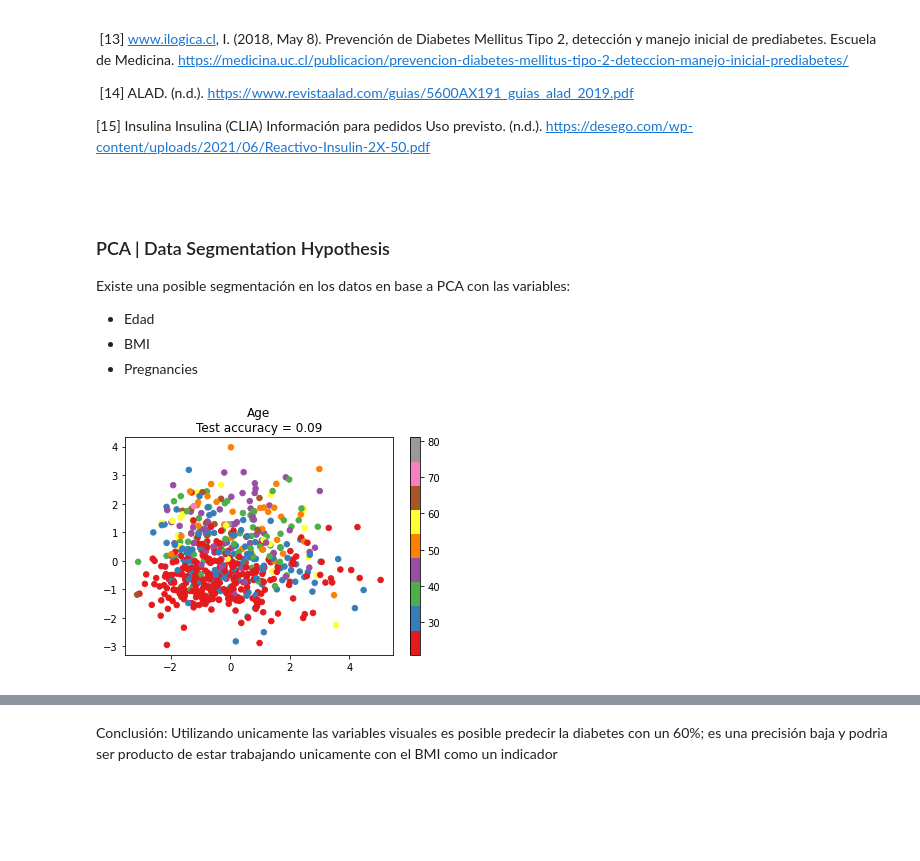
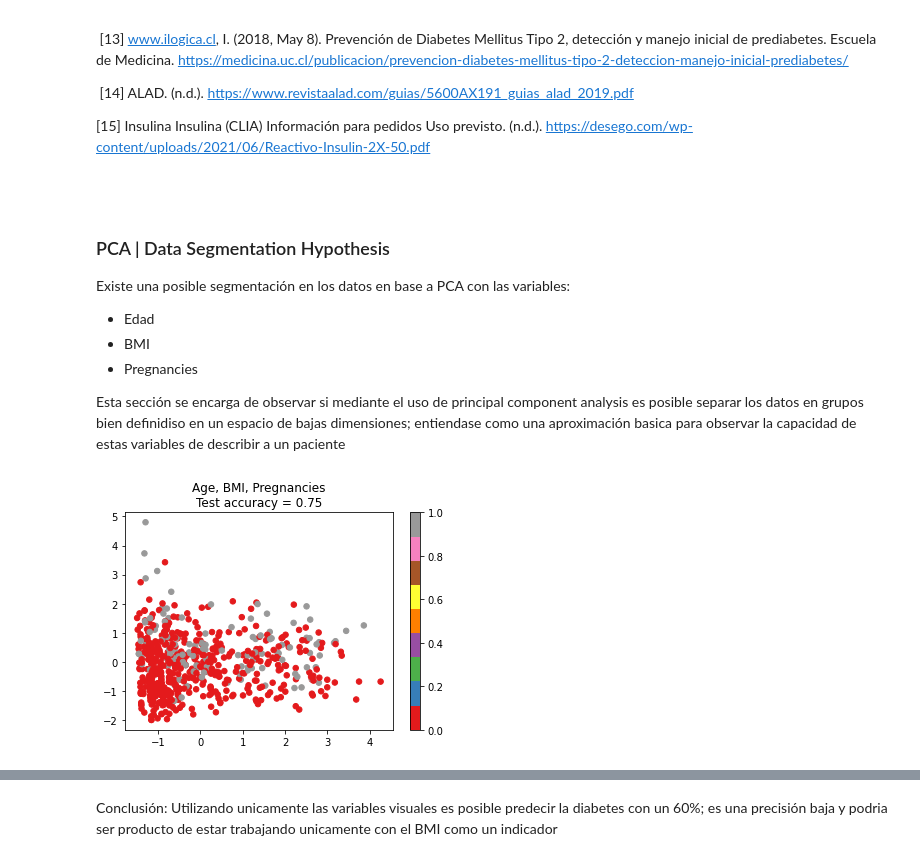
Before and after one commit to fbientrigo/machine-learning, a Jupyter notebook: Curso IA/Proyecto Final/diabetes_main.ipynb, the cells around one changed output, grey strips where cells are left out. Cells and saved outputs as stored; diff of their text form; code cells hidden in the pictures; blank space fills up the shorter version.

```diff
--- a/Curso IA/Proyecto Final/diabetes_main.ipynb
+++ b/Curso IA/Proyecto Final/diabetes_main.ipynb
@@ -371,6 +373,9 @@ Existe una posible segmentación en los datos en base a PCA con las variables:
 - Edad
 - BMI
 - Pregnancies
+
+Esta sección se encarga de observar si mediante el uso de principal component analysis es posible separar los datos en grupos bien definidiso en un espacio de bajas dimensiones;
+entiendase como una aproximación basica para observar la capacidad de estas variables de describir a un paciente
 # %%
 def PCA_KNN(X,y,name,n_neighbors):
     # Split de train/test
@@ -400,8 +405,7 @@ def PCA_KNN(X,y,name,n_neighbors):
         )
     plt.show()
 # %%
-# Edad
-X, y = data.loc[:,:'BMI'], data['Age']
-PCA_KNN(X,y,name='Age',n_neighbors=2)
+X, y = data[['Age','BMI','Pregnancies']], data['Outcome']
+PCA_KNN(X,y,name='Age, BMI, Pregnancies',n_neighbors=2)
 # %% [output]
-[figure, old version]
+[figure, new version]
```
Also changed, not shown: parts of 47 cells of this notebook.
